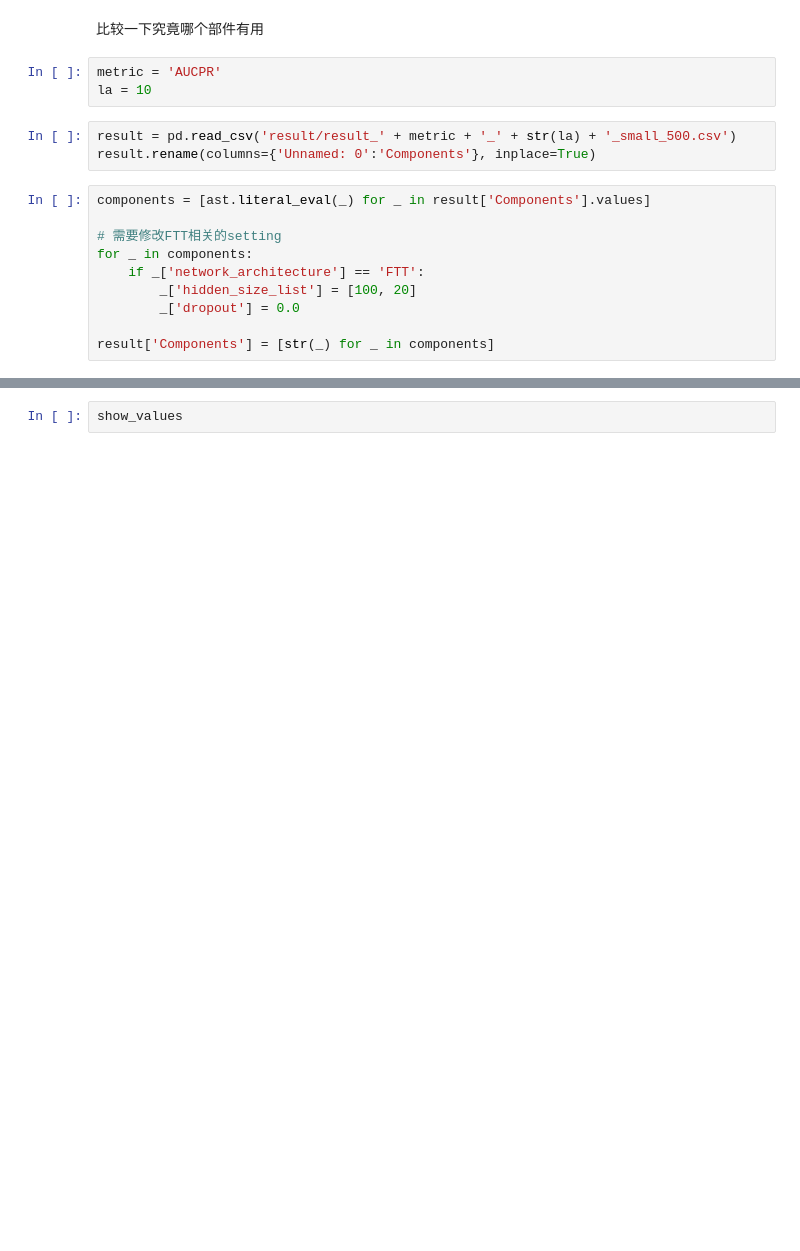
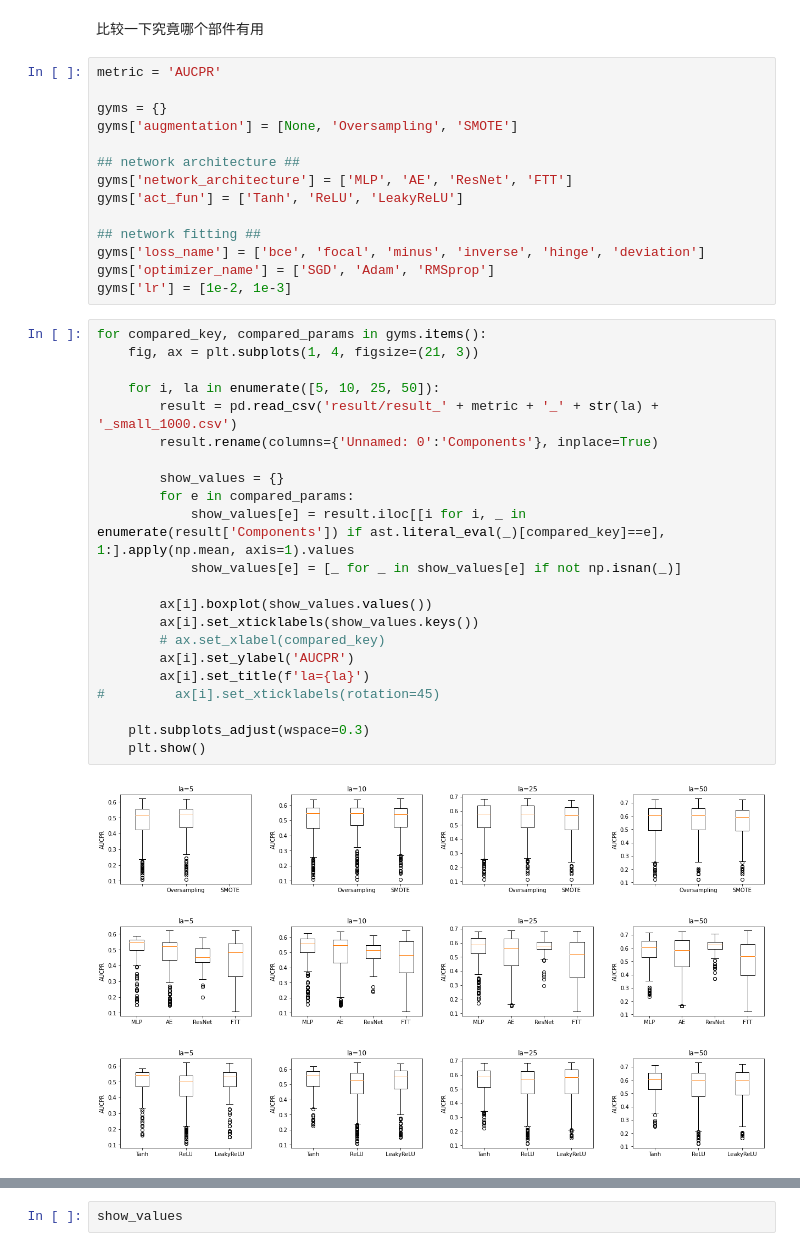
Before and after one commit to Minqi824/ADGym, a Jupyter notebook: result_analysis.ipynb, the cells around one changed output, grey strips where cells are left out. Cells and saved outputs as stored; diff of their text form; blank space fills up the shorter version.

```diff
--- a/result_analysis.ipynb
+++ b/result_analysis.ipynb
@@ -16,19 +16,43 @@ from utils import Utils
 utils = Utils()
 # %% [markdown]
 比较一下究竟哪个部件有用
-# %%
-metric = 'AUCPR'
-la = 10
-# %%
-result = pd.read_csv('result/result_' + metric + '_' + str(la) + '_small_500.csv')
-result.rename(columns={'Unnamed: 0':'Components'}, inplace=True)
-# %%
-components = [ast.literal_eval(_) for _ in result['Components'].values]
-
-# 需要修改FTT相关的setting
-for _ in components:
-    if _['network_architecture'] == 'FTT':
-        _['hidden_size_list'] = [100, 20]
-        _['dropout'] = 0.0
-
-result['Components'] = [str(_) for _ in components]
+# %%
+metric = 'AUCPR'
+
+gyms = {}
+gyms['augmentation'] = [None, 'Oversampling', 'SMOTE']
+
+## network architecture ##
+gyms['network_architecture'] = ['MLP', 'AE', 'ResNet', 'FTT']
+gyms['act_fun'] = ['Tanh', 'ReLU', 'LeakyReLU']
+
+## network fitting ##
+gyms['loss_name'] = ['bce', 'focal', 'minus', 'inverse', 'hinge', 'deviation']
+gyms['optimizer_name'] = ['SGD', 'Adam', 'RMSprop']
+gyms['lr'] = [1e-2, 1e-3]
+# %%
+for compared_key, compared_params in gyms.items():
+    fig, ax = plt.subplots(1, 4, figsize=(21, 3))
+
+    for i, la in enumerate([5, 10, 25, 50]):
+        result = pd.read_csv('result/result_' + metric + '_' + str(la) + '_small_1000.csv')
+        result.rename(columns={'Unnamed: 0':'Components'}, inplace=True)
+
+        show_values = {}
+        for e in compared_params:
+            show_values[e] = result.iloc[[i for i, _ in enumerate(result['Components']) if ast.literal_eval(_)[compared_key]==e], 1:].apply(np.mean, axis=1).values
+            show_values[e] = [_ for _ in show_values[e] if not np.isnan(_)]
+
+        ax[i].boxplot(show_values.values())
+        ax[i].set_xticklabels(show_values.keys())
+        # ax.set_xlabel(compared_key)
+        ax[i].set_ylabel('AUCPR')
+        ax[i].set_title(f'la={la}')
+#         ax[i].set_xticklabels(rotation=45)
+
+    plt.subplots_adjust(wspace=0.3)
+    plt.show()
+# %% [output]
+[figure, added]
+[figure, added]
+[figure, added]
```
Also changed, not shown: parts of 7 cells of this notebook, 4 other files.
